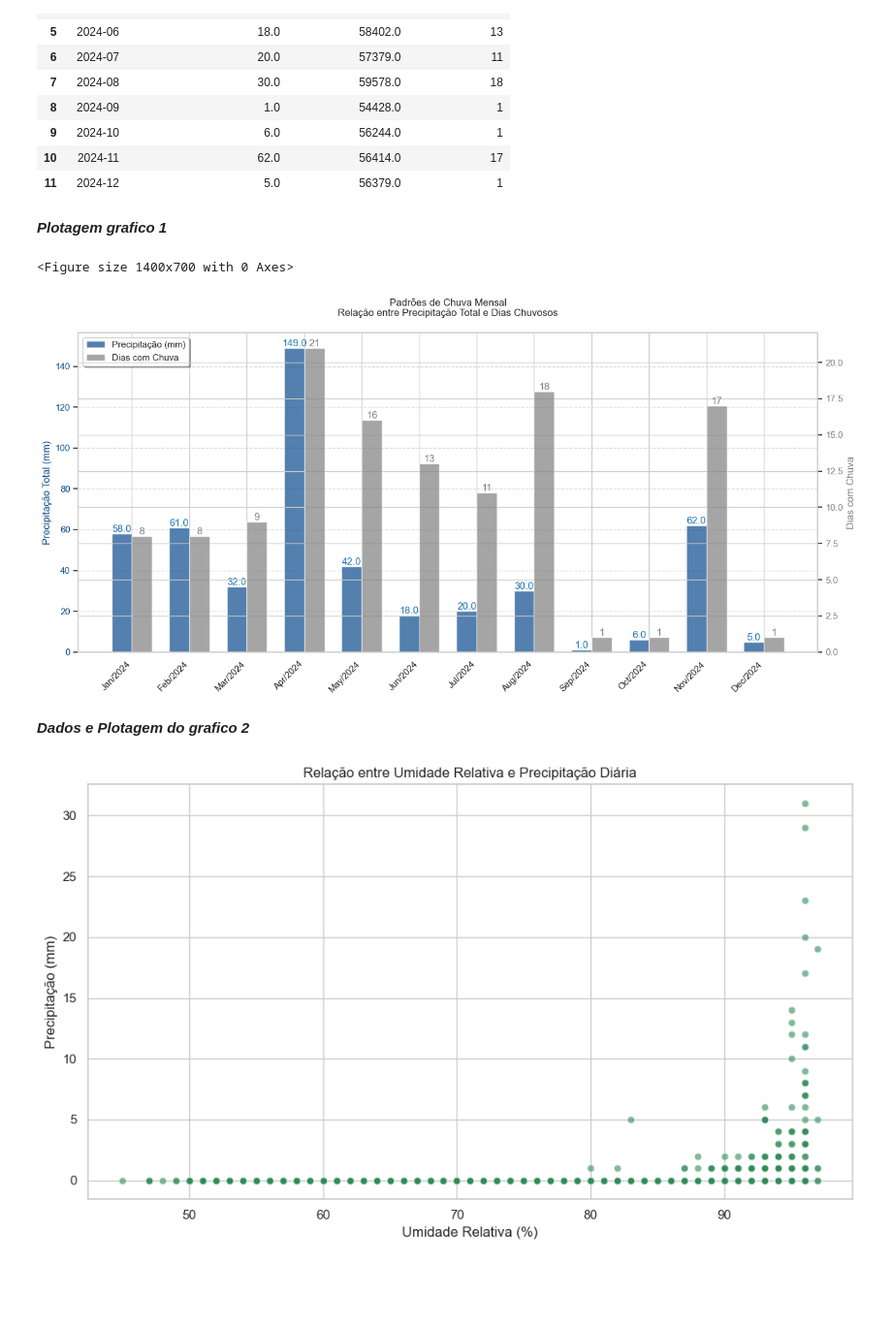
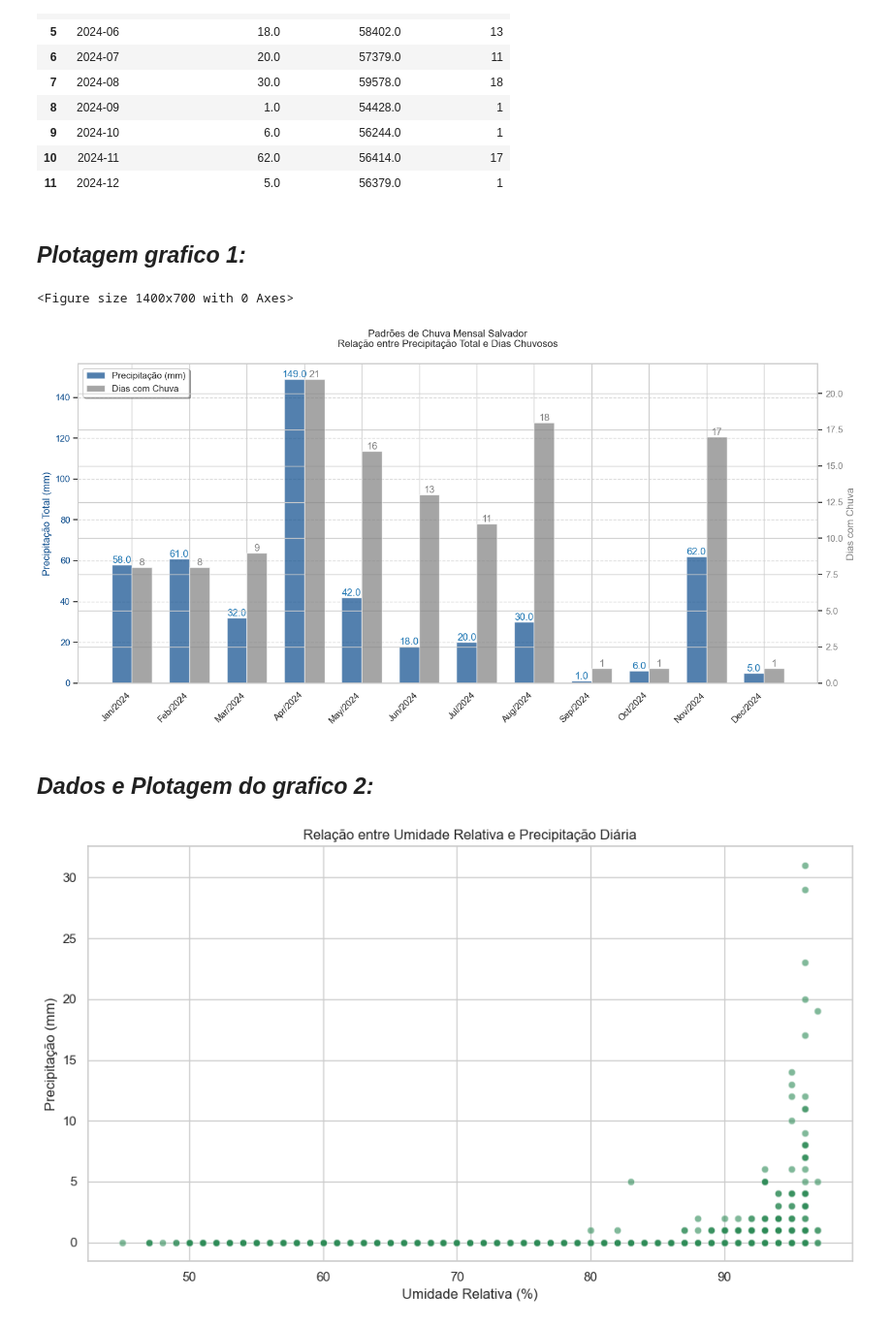
Before and after one commit to Vinicius-Dias07/GS-Modelagem-Linear, a Jupyter notebook: AnaliseDeDados.ipynb, the cells around one changed output. Shown at 97% size. Drawn from its saved outputs; the diff is of its cells as text; code cells hidden in the pictures; blank space fills up the shorter version.

```diff
--- a/AnaliseDeDados.ipynb
+++ b/AnaliseDeDados.ipynb
@@ -102,7 +105,7 @@ dados_mensais
 | 10 | 2024-11 | 62.0 | 56414.0 | 17 |
 | 11 | 2024-12 | 5.0 | 56379.0 | 1 |
 # %% [markdown]
-***Plotagem grafico 1***
+## *Plotagem grafico 1:*
 # %%
 
 # Configurações do gráfico
@@ -130,7 +133,7 @@ ax2.set_ylabel('Dias com Chuva', color='#7f7f7f')
 ax2.tick_params(axis='y', labelcolor='#7f7f7f')
 
 # Configurações comuns
-plt.title('Padrões de Chuva Mensal\nRelação entre Precipitação Total e Dias Chuvosos', pad=20)
+plt.title('Padrões de Chuva Mensal Salvador\nRelação entre Precipitação Total e Dias Chuvosos', pad=20)
 ax1.set_xticks(x)
 ax1.set_xticklabels(meses_legiveis, rotation=45, ha='right')
 
@@ -147,36 +150,36 @@ for bar in bars2:
 
 # Adicionar linhas de tendência
 ax1.grid(axis='y', linestyle='--', alpha=0.7)
 fig.tight_layout()
 
 # Unificar legendas
 lines = [bars1[0], bars2[0]]
 ax1.legend(lines, [l.get_label() for l in lines], loc='upper left')
 
 # Melhorar a legenda
 lines = [bars1[0], bars2[0]]
 labels = [l.get_label() for l in lines]
 ax1.legend(lines, labels, loc='upper left', framealpha=1)
 
 # Remover a legenda existente (se houver)
 if ax1.get_legend() is not None:
     ax1.get_legend().remove()
 
 # Adicionar nova legenda personalizada
 lines = [bars1[0], bars2[0]]
 labels = ['Precipitação (mm)', 'Dias com Chuva']
 ax1.legend(lines, labels,
            loc='upper left',
            bbox_to_anchor=(0, 1),
            framealpha=1,
            shadow=True)
 
 plt.show()
 # %% [output]
 <Figure size 1400x700 with 0 Axes>
-[figure, old version]
+[figure, new version]
 # %% [markdown]
-***Dados e Plotagem do grafico 2***
+## *Dados e Plotagem do grafico 2:*
 # %%
 dados_dispersao = df.dropna(subset=['Precipitacao', 'Umidade'])
 
```
Also changed, not shown: parts of 4 cells of this notebook.
